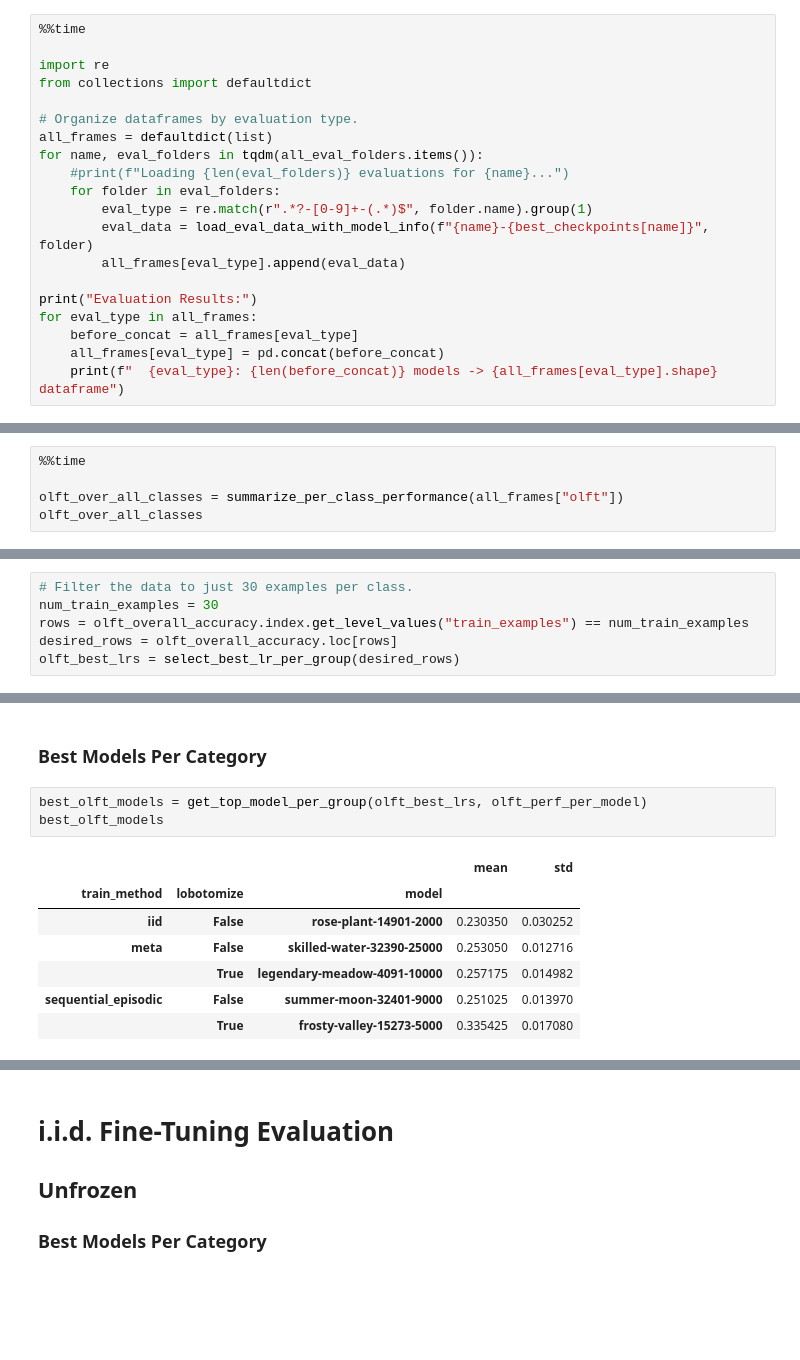
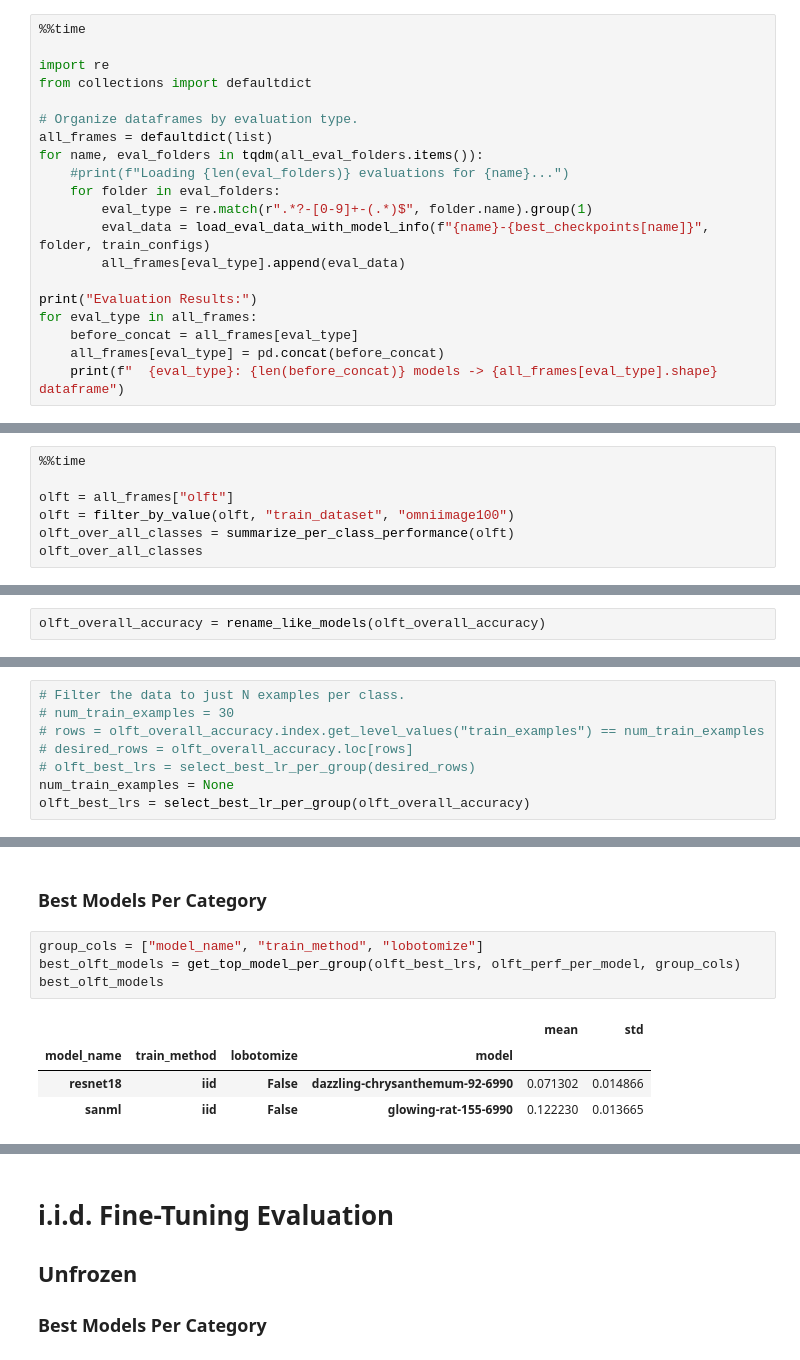
Before and after one commit to uvm-neurobotics-lab/higherANML, a Jupyter notebook: notebooks/result-gathering.ipynb, the cells around one changed output, grey strips where cells are left out. Saved outputs shown, nothing was run; the diff lists cells and outputs as text; blank space fills up the shorter version.

```diff
--- a/notebooks/result-gathering.ipynb
+++ b/notebooks/result-gathering.ipynb
@@ -460,7 +593,7 @@ for name, eval_folders in tqdm(all_eval_folders.items()):
     #print(f"Loading {len(eval_folders)} evaluations for {name}...")
     for folder in eval_folders:
         eval_type = re.match(r".*?-[0-9]+-(.*)$", folder.name).group(1)
-        eval_data = load_eval_data_with_model_info(f"{name}-{best_checkpoints[name]}", folder)
+        eval_data = load_eval_data_with_model_info(f"{name}-{best_checkpoints[name]}", folder, train_configs)
         all_frames[eval_type].append(eval_data)
 
 print("Evaluation Results:")
@@ -573,6 +706,8 @@ Summarize the One-Layer Fine-Tuning (OLFT) data, and view the dataframe to check
 # %%
 %%time
 
-olft_over_all_classes = summarize_per_class_performance(all_frames["olft"])
+olft = all_frames["olft"]
+olft = filter_by_value(olft, "train_dataset", "omniimage100")
+olft_over_all_classes = summarize_per_class_performance(olft)
 olft_over_all_classes
 # %% [output]
@@ -596,0 +752,2 @@ olft_overall_accuracy = combine_train_test_columns(olft_over_all_classes)
+# %%
+olft_overall_accuracy = rename_like_models(olft_overall_accuracy)
@@ -597,10 +764,12 @@ olft_overall_accuracy = combine_train_test_columns(olft_over_all_classes)
 # %% [markdown]
 Now, plot a graph with the best learning rate per data point.
 # %%
-# Filter the data to just 30 examples per class.
-num_train_examples = 30
-rows = olft_overall_accuracy.index.get_level_values("train_examples") == num_train_examples
-desired_rows = olft_overall_accuracy.loc[rows]
-olft_best_lrs = select_best_lr_per_group(desired_rows)
+# Filter the data to just N examples per class.
+# num_train_examples = 30
+# rows = olft_overall_accuracy.index.get_level_values("train_examples") == num_train_examples
+# desired_rows = olft_overall_accuracy.loc[rows]
+# olft_best_lrs = select_best_lr_per_group(desired_rows)
+num_train_examples = None
+olft_best_lrs = select_best_lr_per_group(olft_overall_accuracy)
 # %%
 # Plot results
@@ -647,16 +821,14 @@ _ = plot_traj_per_lr(top_model_df)
 # %% [markdown]
 ### Best Models Per Category
 # %%
-best_olft_models = get_top_model_per_group(olft_best_lrs, olft_perf_per_model)
+group_cols = ["model_name", "train_method", "lobotomize"]
+best_olft_models = get_top_model_per_group(olft_best_lrs, olft_perf_per_model, group_cols)
 best_olft_models
 # %% [output]
-|  |  |  | mean | std |
-| train_method | lobotomize | model |  |  |
-| iid | False | rose-plant-14901-2000 | 0.230350 | 0.030252 |
-| meta | False | skilled-water-32390-25000 | 0.253050 | 0.012716 |
-|  | True | legendary-meadow-4091-10000 | 0.257175 | 0.014982 |
-| sequential_episodic | False | summer-moon-32401-9000 | 0.251025 | 0.013970 |
-|  | True | frosty-valley-15273-5000 | 0.335425 | 0.017080 |
+|  |  |  |  | mean | std |
+| model_name | train_method | lobotomize | model |  |  |
+| resnet18 | iid | False | dazzling-chrysanthemum-92-6990 | 0.071302 | 0.014866 |
+| sanml | iid | False | glowing-rat-155-6990 | 0.122230 | 0.013665 |
 # %%
 # Now plot them.
 best_olft_df = filter_to_match_models(olft_best_lrs, best_olft_models).copy()
```
Also changed, not shown: parts of 40 cells of this notebook, 1 other file.
